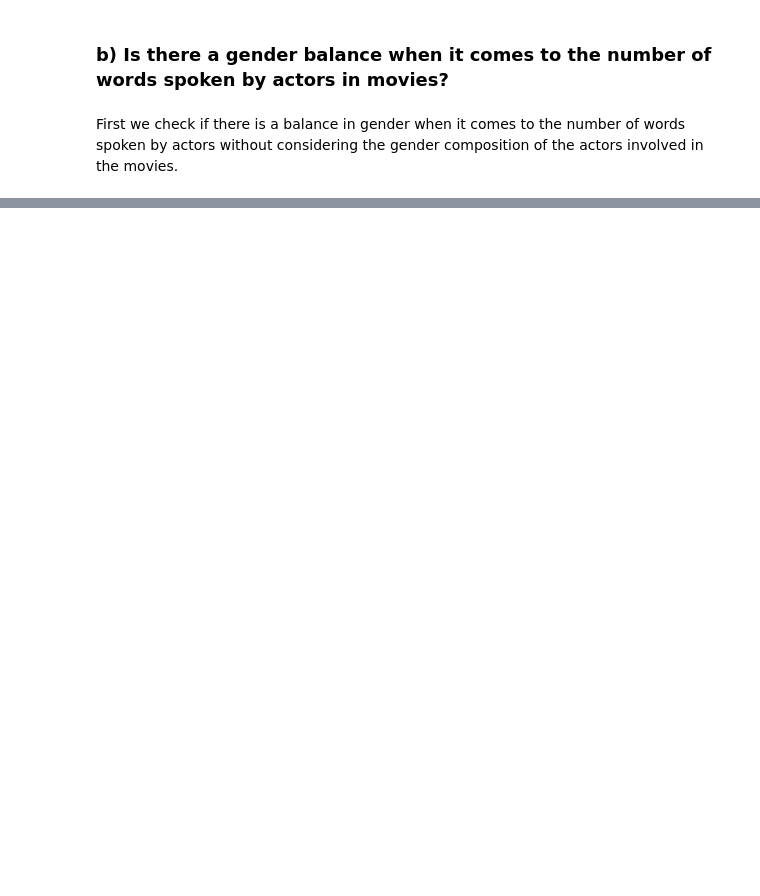
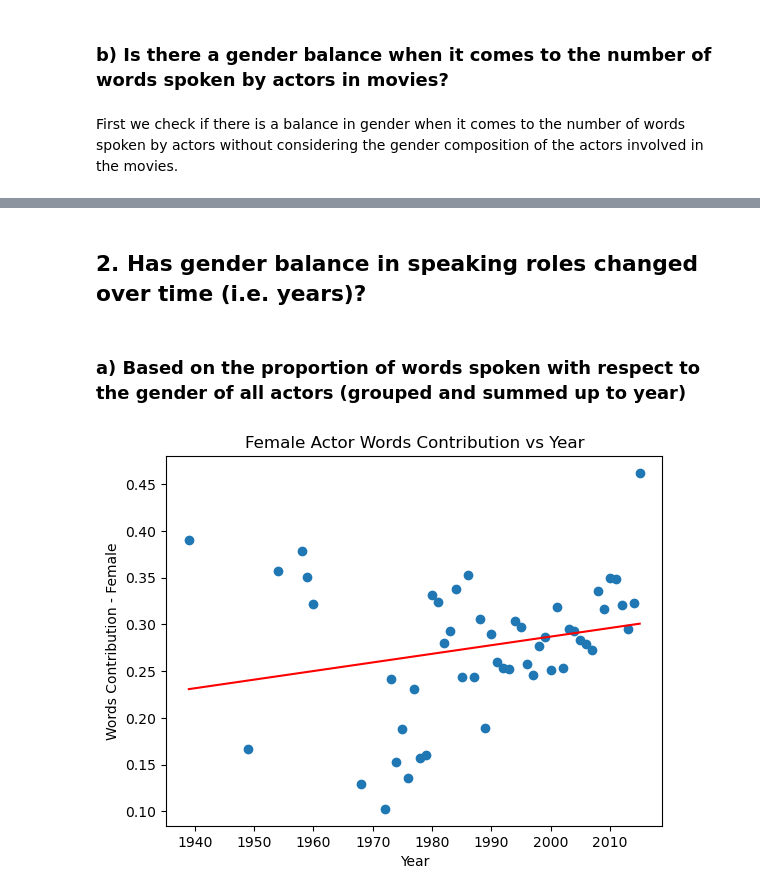
Before and after one commit to dininduviduneth/statistical-machine-learning-uu, a Jupyter notebook: data_analysis/da_dinindu_v1.ipynb, the cells around one changed output, grey strips where cells are left out. Saved outputs shown, nothing was run; the diff lists cells and outputs as text; code cells hidden in the pictures; blank space fills up the shorter version.

```diff
--- a/data_analysis/da_dinindu_v1.ipynb
+++ b/data_analysis/da_dinindu_v1.ipynb
@@ -101,0 +106,38 @@ draw_histogram(words_spoken_normalized.words_contribution_male, 20, "Normalized
+# %% [markdown]
+## 2. Has gender balance in speaking roles changed over time (i.e. years)?
+# %% [markdown]
+### a) Based on the proportion of words spoken with respect to the gender of all actors (grouped and summed up to year)
+# %%
+import matplotlib.pyplot as plt
+import numpy as np
+
+words_spoken_v2 = train[["Number words female", "Total words", "Number of words lead", "Number words male", "Number of male actors", "Number of female actors", "Lead", "Year"]]
+words_spoken_v2.rename(columns = {"Number words female": "number_words_female", "Number words male": "number_words_male", "Number of words lead": "number_words_lead", "Total words": "total_words", "Number of male actors": "male_actors", "Number of female actors": "female_actors", "Lead": "lead", "Year": "year"}, inplace = True)
+
+# Adding lead's word count to respective gender
+words_spoken_v2.number_words_female = words_spoken_v2.apply(lambda row : (row.number_words_female + row.number_words_lead) if row.lead == "Female" else row.number_words_female, axis = 1)
+words_spoken_v2.number_words_male = words_spoken_v2.apply(lambda row : (row.number_words_male + row.number_words_lead) if row.lead == "Male" else row.number_words_male, axis = 1)
+
+# Grouping the dataset by year and summing across number of words for each gender
+words_spoken_v2 = words_spoken_v2.groupby(["year"]).agg({'number_words_female': 'sum', 'number_words_male': 'sum', 'total_words': 'sum'}).reset_index()
+
+# Calculating the words contribution for each gender
+words_spoken_v2["words_contribution_female"] = words_spoken_v2.number_words_female / words_spoken_v2.total_words
+words_spoken_v2["words_contribution_male"] = words_spoken_v2.number_words_male / words_spoken_v2.total_words
+
+"""#find line of best fit
+a, b = np.polyfit(words_spoken_v2.year, words_spoken_v2.words_contribution_female, 1)
+
+#add points to plot
+plt.scatter(words_spoken_v2.year, words_spoken_v2.words_contribution_female)
+
+#add line of best fit to plot
+plt.plot(words_spoken_v2.year, a*words_spoken_v2.year+b, color='red')
+
+plt.xlabel("Year")
+plt.ylabel("Words Contribution - Female")
+plt.title("Female Actor Words Contribution vs Year")"""
+
+plot_scatter(words_spoken_v2.year, words_spoken_v2.words_contribution_female, "Year", "Words Contribution - Female", "Female Actor Words Contribution vs Year", True)
+# %% [output]
+[figure, added]
```
Also changed, not shown: parts of 12 cells of this notebook, 1 other file.
